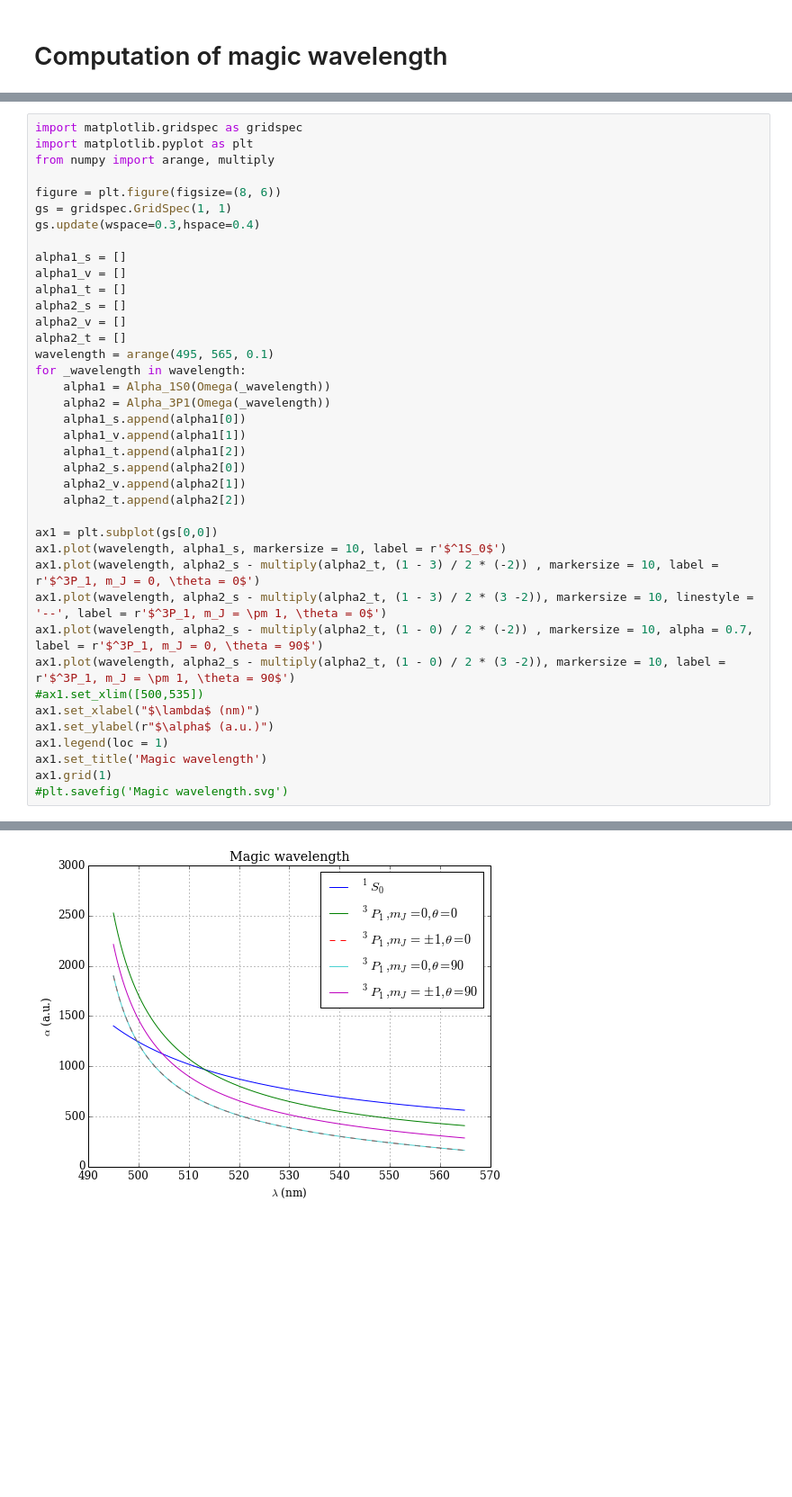
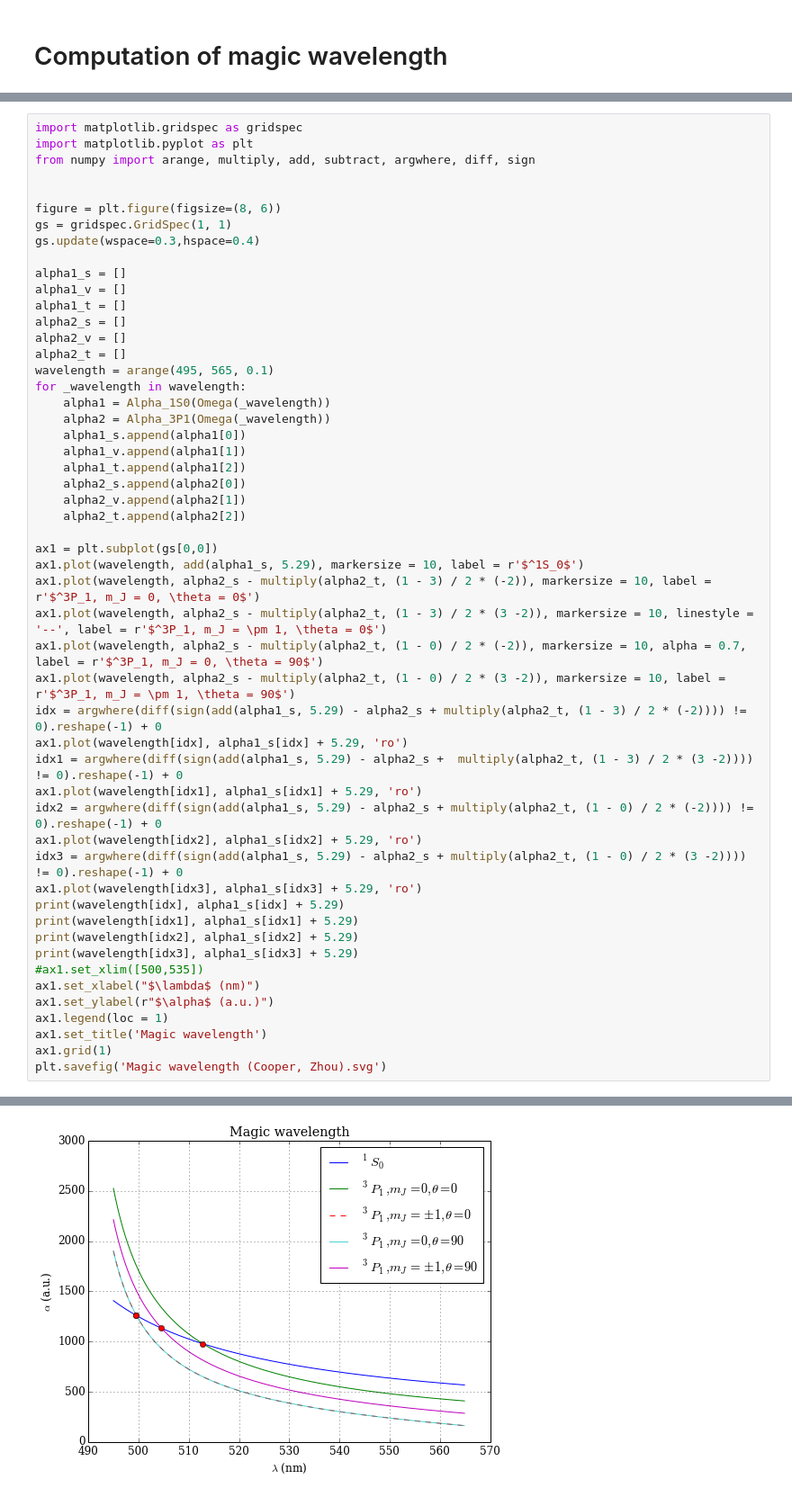
Before and after one commit to caridlin/Light_shift, a Jupyter notebook: Alex C.ipynb, the cells around one changed output, grey strips where cells are left out. Shown at 90% size. Drawn from its saved outputs; the diff is of its cells as text; blank space fills up the shorter version.

```diff
--- a/Alex C.ipynb
+++ b/Alex C.ipynb
@@ -335,7 +337,8 @@ $\Delta E(J = 1, m_J, \omega) = -(\alpha^{(0)}(J, \omega) -  \alpha^{(2)}(J, \om
 # %%
 import matplotlib.gridspec as gridspec
 import matplotlib.pyplot as plt
-from numpy import arange, multiply
+from numpy import arange, multiply, add, subtract, argwhere, diff, sign
+
 
 figure = plt.figure(figsize=(8, 6))
 gs = gridspec.GridSpec(1, 1)
@@ -359,16 +362,28 @@ for _wavelength in wavelength:
     alpha2_t.append(alpha2[2])
 
 ax1 = plt.subplot(gs[0,0])
-ax1.plot(wavelength, alpha1_s, markersize = 10, label = r'$^1S_0$')
-ax1.plot(wavelength, alpha2_s - multiply(alpha2_t, (1 - 3) / 2 * (-2)) , markersize = 10, label = r'$^3P_1, m_J = 0, \theta = 0$')
+ax1.plot(wavelength, add(alpha1_s, 5.29), markersize = 10, label = r'$^1S_0$')
+ax1.plot(wavelength, alpha2_s - multiply(alpha2_t, (1 - 3) / 2 * (-2)), markersize = 10, label = r'$^3P_1, m_J = 0, \theta = 0$')
 ax1.plot(wavelength, alpha2_s - multiply(alpha2_t, (1 - 3) / 2 * (3 -2)), markersize = 10, linestyle = '--', label = r'$^3P_1, m_J = \pm 1, \theta = 0$')
-ax1.plot(wavelength, alpha2_s - multiply(alpha2_t, (1 - 0) / 2 * (-2)) , markersize = 10, alpha = 0.7, label = r'$^3P_1, m_J = 0, \theta = 90$')
+ax1.plot(wavelength, alpha2_s - multiply(alpha2_t, (1 - 0) / 2 * (-2)), markersize = 10, alpha = 0.7, label = r'$^3P_1, m_J = 0, \theta = 90$')
 ax1.plot(wavelength, alpha2_s - multiply(alpha2_t, (1 - 0) / 2 * (3 -2)), markersize = 10, label = r'$^3P_1, m_J = \pm 1, \theta = 90$')
+idx = argwhere(diff(sign(add(alpha1_s, 5.29) - alpha2_s + multiply(alpha2_t, (1 - 3) / 2 * (-2)))) != 0).reshape(-1) + 0
+ax1.plot(wavelength[idx], alpha1_s[idx] + 5.29, 'ro')
+idx1 = argwhere(diff(sign(add(alpha1_s, 5.29) - alpha2_s +  multiply(alpha2_t, (1 - 3) / 2 * (3 -2)))) != 0).reshape(-1) + 0
+ax1.plot(wavelength[idx1], alpha1_s[idx1] + 5.29, 'ro')
+idx2 = argwhere(diff(sign(add(alpha1_s, 5.29) - alpha2_s + multiply(alpha2_t, (1 - 0) / 2 * (-2)))) != 0).reshape(-1) + 0
+ax1.plot(wavelength[idx2], alpha1_s[idx2] + 5.29, 'ro')
+idx3 = argwhere(diff(sign(add(alpha1_s, 5.29) - alpha2_s + multiply(alpha2_t, (1 - 0) / 2 * (3 -2)))) != 0).reshape(-1) + 0
+ax1.plot(wavelength[idx3], alpha1_s[idx3] + 5.29, 'ro')
+print(wavelength[idx], alpha1_s[idx] + 5.29)
+print(wavelength[idx1], alpha1_s[idx1] + 5.29)
+print(wavelength[idx2], alpha1_s[idx2] + 5.29)
+print(wavelength[idx3], alpha1_s[idx3] + 5.29)
 #ax1.set_xlim([500,535])
 ax1.set_xlabel("$\lambda$ (nm)")
 ax1.set_ylabel(r"$\alpha$ (a.u.)")
 ax1.legend(loc = 1)
 ax1.set_title('Magic wavelength')
 ax1.grid(1)
-#plt.savefig('Magic wavelength.svg')
+plt.savefig('Magic wavelength (Cooper, Zhou).svg')
 # %% [output]
@@ -375 +394 @@ ax1.grid(1)
-[figure, old version]
+[figure, new version]
```
Also changed, not shown: parts of 3 cells of this notebook, 30 other files.
